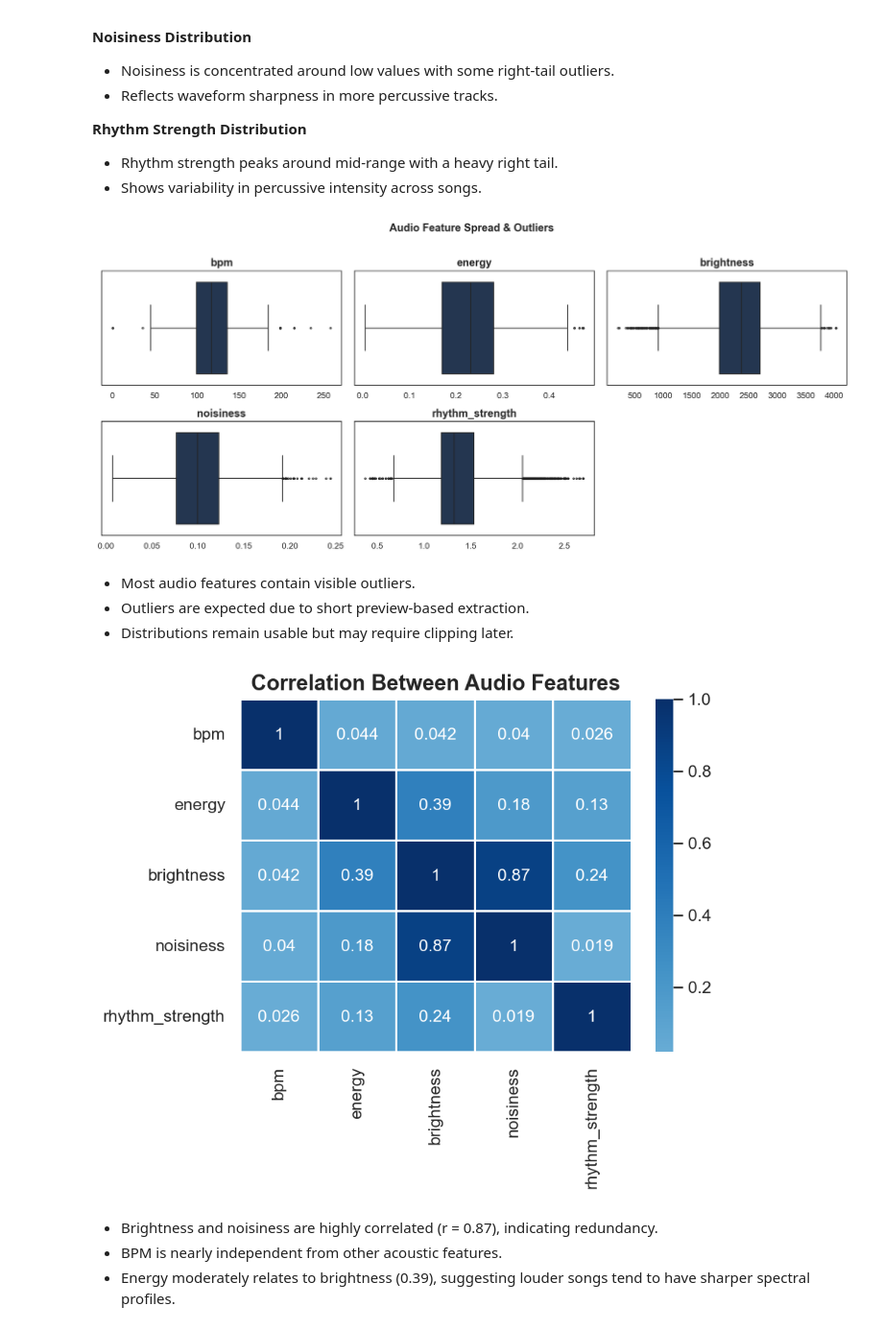
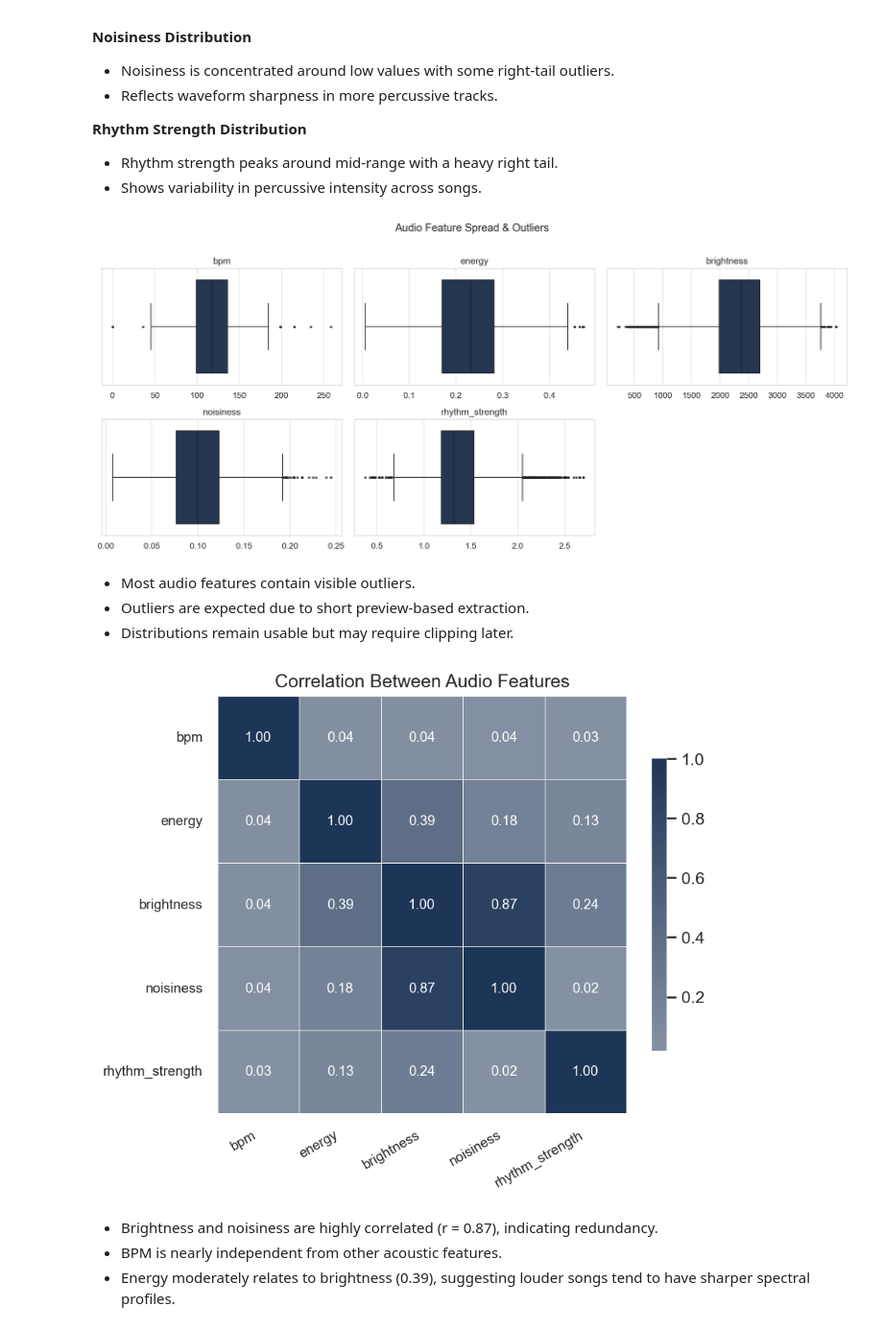
Before and after one commit to lucytheboss/what-drives-music-popularity, a Jupyter notebook: notebooks/04_exploratory_data_analysis.ipynb, the cells around one changed output. Shown at 96% size. Saved outputs shown, nothing was run; the diff lists cells and outputs as text; code cells hidden in the pictures.

Commit message:
Reworked plot layouts into subplots for cleaner comparison

```diff
--- a/notebooks/04_exploratory_data_analysis.ipynb
+++ b/notebooks/04_exploratory_data_analysis.ipynb
@@ -44,14 +36,21 @@ sns.set_palette([
     music_palette.gray,
 ])
 
-plt.rcParams["figure.dpi"] = 150
-plt.rcParams["axes.edgecolor"] = "#1A1A1A"
-plt.rcParams["axes.linewidth"] = 0.9
-plt.rcParams["font.size"] = 11
-plt.rcParams["axes.titleweight"] = "bold"
-plt.rcParams["axes.titlesize"] = 14
-plt.rcParams["axes.labelsize"] = 11
-plt.rcParams["axes.labelcolor"] = "#222222"
+plt.rcParams.update({
+    "axes.titleweight": "normal",
+    "axes.titlesize": 12,
+    "axes.labelsize": 10.5,
+    "axes.labelcolor": "#333333",
+    "axes.edgecolor": "#444444",
+    "axes.linewidth": 0.7,
+    "font.size": 10.5,
+})
+
+sns.set_style("whitegrid", {
+    "grid.linestyle": "-",
+    "grid.linewidth": 0.4,
+    "grid.color": "#E6E6E6"
+})
 # %% [markdown]
 ## 0. Load `base_aligned` + Sanity Checks
 Confirm dataset shape, missingness, and target validity
@@ -357,33 +356,40 @@ for i, col in enumerate(audio_cols):
 
 fig.delaxes(axes[-1])
 
-plt.suptitle("Audio Feature Spread & Outliers", y=1.02, fontsize=14, fontweight="bold")
+plt.suptitle("Audio Feature Spread & Outliers", y=1.02, fontsize=14, fontweight="normal")
 plt.tight_layout()
 plt.show()
 # %% [output]
-[figure, old version]
+[figure, new version]
 # %% [markdown]
 - Most audio features contain visible outliers.
 - Outliers are expected due to short preview-based extraction.
 - Distributions remain usable but may require clipping later.
 # %%
-plt.figure(figsize=(6,5))
+corr = df[["bpm","energy","brightness","noisiness","rhythm_strength"]].corr()
 
-corr = df[["bpm","energy","brightness","noisiness","rhythm_strength"]].corr()
+plt.figure(figsize=(6,5), dpi=150)
 
 sns.heatmap(
     corr,
     annot=True,
-    cmap="Blues",
+    fmt=".2f",
+    cmap=sns.light_palette(MusicPalette.navy, as_cmap=True),
     center=0,
-    linewidths=.5
+    linewidths=0.4,
+    linecolor="#F2F2F2",
+    annot_kws={"size":9},
+    cbar_kws={"shrink":0.7}
 )
 
-plt.title("Correlation Between Audio Features")
+plt.title("Correlation Between Audio Features", fontsize=12, weight="normal")
+plt.xticks(rotation=30, ha="right", fontsize=9)
+plt.yticks(fontsize=9)
+
 plt.tight_layout()
 plt.show()
 # %% [output]
-[figure, old version]
+[figure, new version]
 # %% [markdown]
 - Brightness and noisiness are highly correlated (r = 0.87), indicating redundancy.
 - BPM is nearly independent from other acoustic features.
```
Also changed, not shown: parts of 10 cells of this notebook.
